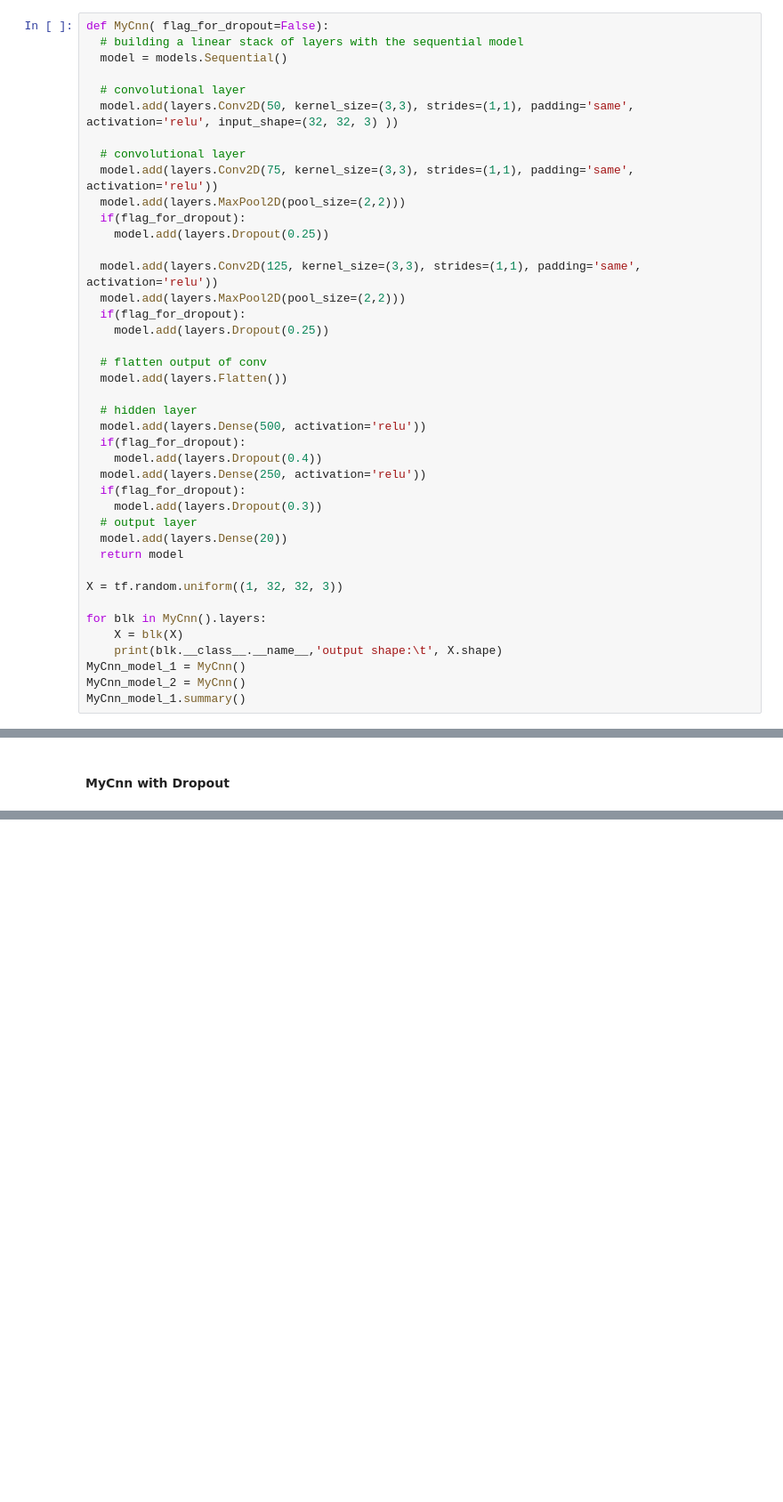
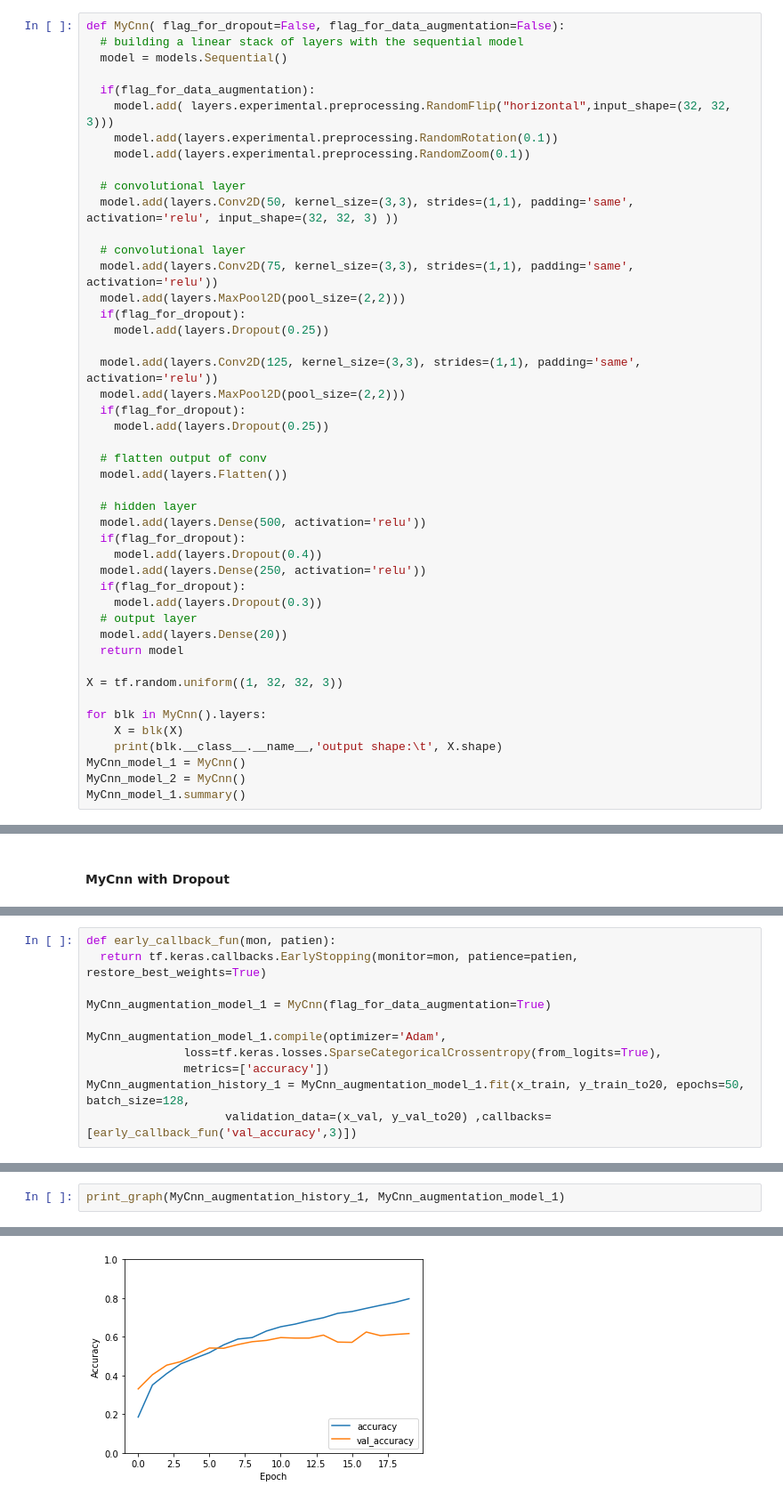
Before and after one commit to nikolastas/Image-and-Video-Analysis-and-Technology, a Jupyter notebook: ask2/2η_Ομαδική_Άσκηση.ipynb, the cells around one changed output, grey strips where cells are left out. Shown: that part at 89% size. Drawn from its saved outputs; the diff is of its cells as text; blank space fills up the shorter version.

```diff
--- a/ask2/2η_Ομαδική_Άσκηση.ipynb
+++ b/ask2/2η_Ομαδική_Άσκηση.ipynb
@@ -326,9 +324,14 @@ _________________________________________________________________
 # %% [markdown]
 #### MyCNN
 # %%
-def MyCnn( flag_for_dropout=False):
+def MyCnn( flag_for_dropout=False, flag_for_data_augmentation=False):
   # building a linear stack of layers with the sequential model
   model = models.Sequential()
+
+  if(flag_for_data_augmentation):
+    model.add( layers.experimental.preprocessing.RandomFlip("horizontal",input_shape=(32, 32, 3)))
+    model.add(layers.experimental.preprocessing.RandomRotation(0.1))
+    model.add(layers.experimental.preprocessing.RandomZoom(0.1))
 
   # convolutional layer
   model.add(layers.Conv2D(50, kernel_size=(3,3), strides=(1,1), padding='same', activation='relu', input_shape=(32, 32, 3) ))
@@ -872,0 +921,11 @@ Epoch 50/50
+# %%
+def early_callback_fun(mon, patien):
+  return tf.keras.callbacks.EarlyStopping(monitor=mon, patience=patien, restore_best_weights=True)
+
+MyCnn_augmentation_model_1 = MyCnn(flag_for_data_augmentation=True)
+
+MyCnn_augmentation_model_1.compile(optimizer='Adam',
+              loss=tf.keras.losses.SparseCategoricalCrossentropy(from_logits=True),
+              metrics=['accuracy'])
+MyCnn_augmentation_history_1 = MyCnn_augmentation_model_1.fit(x_train, y_train_to20, epochs=50, batch_size=128,
+                    validation_data=(x_val, y_val_to20) ,callbacks=[early_callback_fun('val_accuracy',3)])
@@ -872,0 +950,3 @@ Epoch 50/50
+# %%
+print_graph(MyCnn_augmentation_history_1, MyCnn_augmentation_model_1)
+# %% [output]
@@ -872,0 +954 @@ Epoch 50/50
+[figure, added]
```
Also changed, not shown: parts of 39 cells of this notebook.
